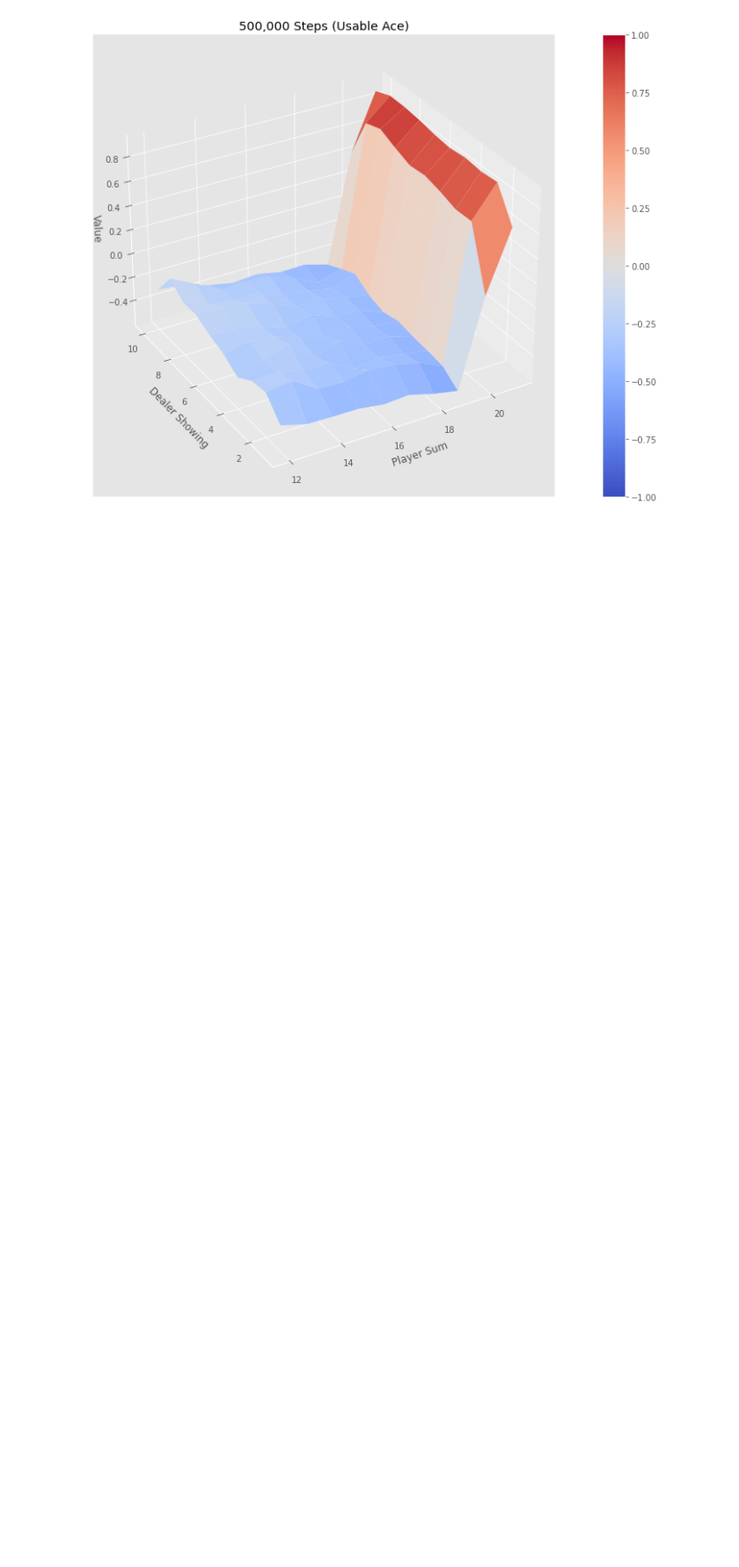
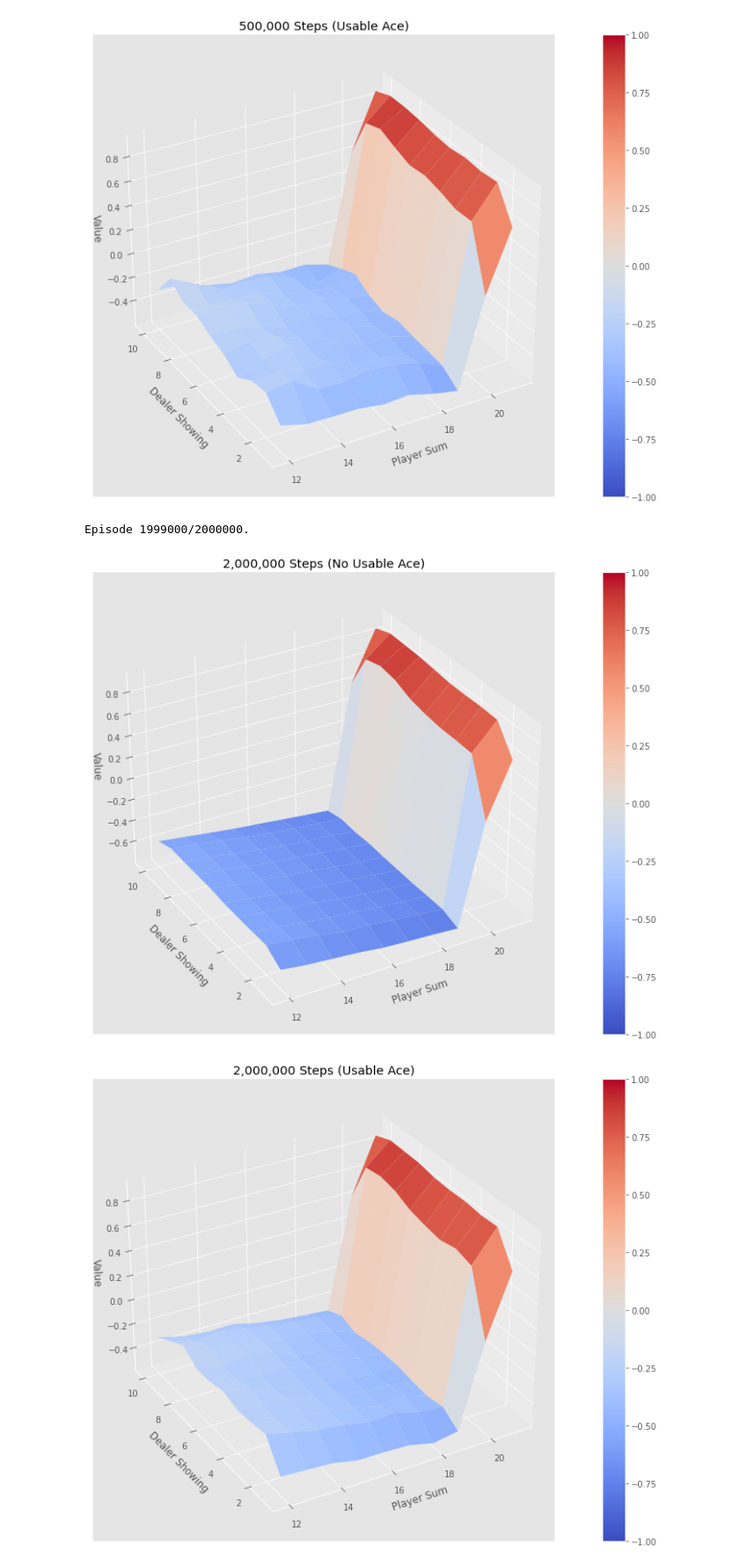
Before and after one commit to LamForest/RL-learning, a Jupyter notebook: MC/MC Prediction.ipynb, the cells around one changed output. Shown at 88% size. Saved outputs shown, nothing was run; the diff lists cells and outputs as text; code cells hidden in the pictures; blank space fills up the shorter version.

```diff
--- a/MC/MC Prediction.ipynb
+++ b/MC/MC Prediction.ipynb
@@ -109,3 +111,10 @@ Episode 9000/10000.
 Episode 499000/500000.
 [figure]
 [figure]
+# %%
+V_500k = mc_prediction(sample_policy, env, num_episodes=2000000)
+plotting.plot_value_function(V_500k, title="2,000,000 Steps")
+# %% [output]
+Episode 1999000/2000000.
+[figure, added]
+[figure, added]
```
Also changed, not shown: parts of 1 cell of this notebook, 6 other files.
